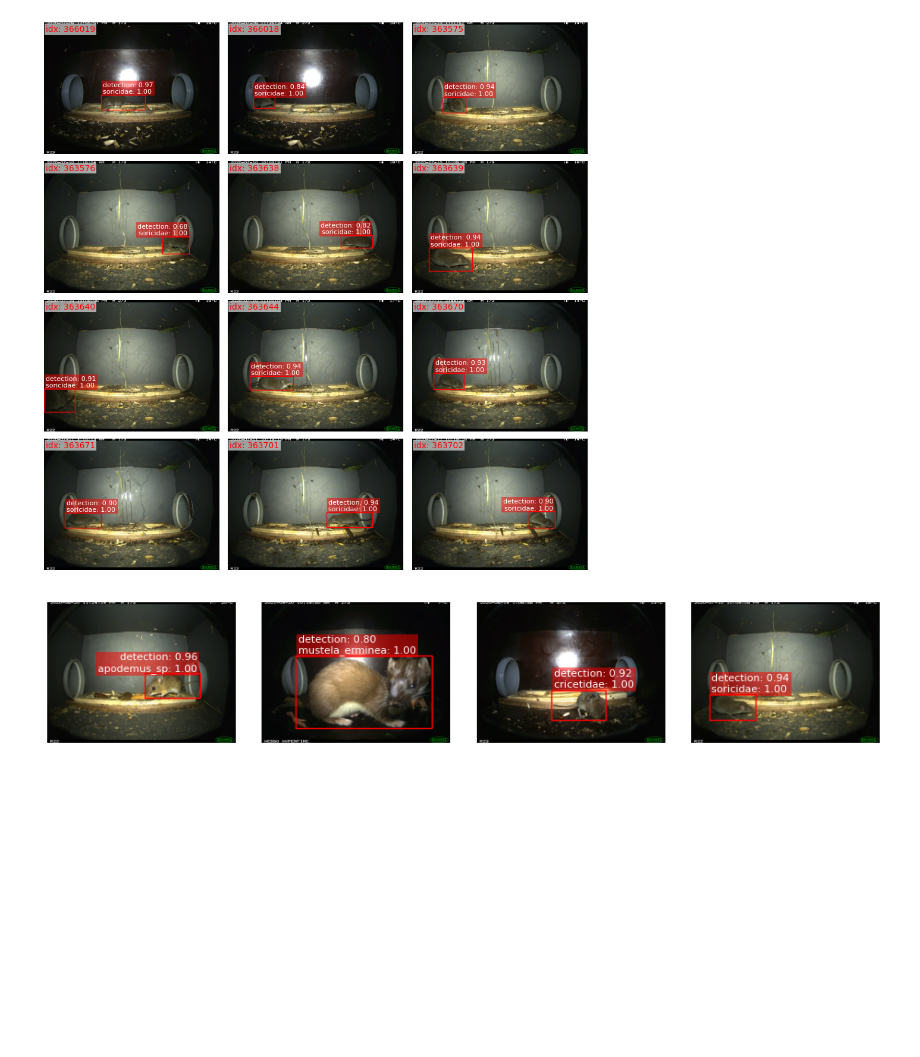
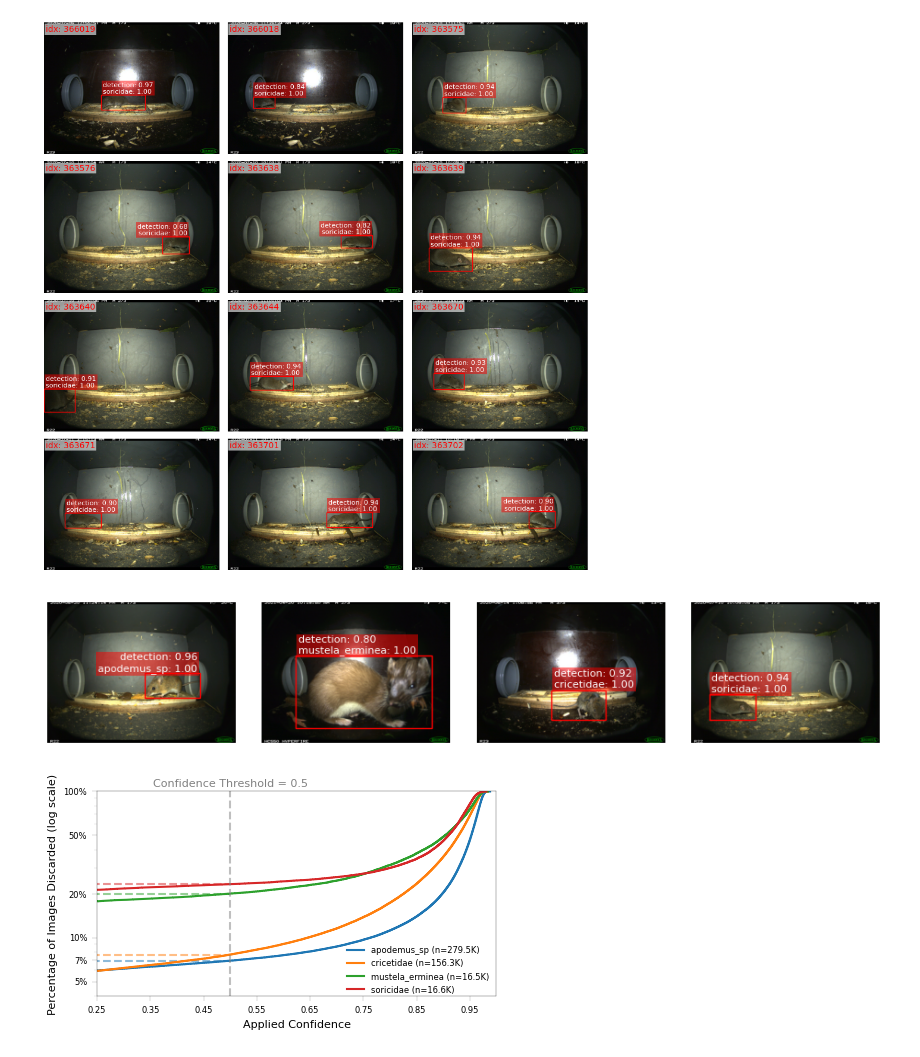
Before and after one commit to juliankraft/BachelorThesis, a Jupyter notebook: presentation/build_visuals.ipynb, the cells around one changed output. Drawn from its saved outputs; the diff is of its cells as text; code cells hidden in the pictures; blank space fills up the shorter version.

```diff
--- a/presentation/build_visuals.ipynb
+++ b/presentation/build_visuals.ipynb
@@ -102,3 +102,74 @@ if export:
 display(fig)
 # %% [output]
 [figure]
+# %%
+# Plot Percentage of Discarded Images by Applied Confidence
+########################################################################################################################
+fig_name = 'discarded_img_by_conf'
+fig_size = (12*cm,7*cm)
+conf_threshold = 0.5
+########################################################################################################################
+
+df = eval.image_df.copy()
+
+cdf_data = (
+    df.sort_values(by='conf')
+      .groupby('class_label', group_keys=False)
+      .apply(lambda g: pd.DataFrame({
+          'conf': np.sort(g['conf'].to_numpy()),
+          'cum_density': np.linspace(0, 1, len(g)),
+          'class_label': g.name  # this is the current group label
+      }), include_groups=False)
+      .reset_index(drop=True)
+)
+
+# Plotting
+class_counts = df['class_label'].value_counts().to_dict()
+
+plt.figure(figsize=fig_size)
+for class_label, group in cdf_data.groupby('class_label'):
+    count = class_counts.get(class_label, 0)
+    label = f'{class_label} (n={count/1000:.1f}K)'
+
+    line, = plt.plot(group['conf'], group['cum_density'], label=label)
+
+    above_thresh = group[group['conf'] >= conf_threshold]
+    if not above_thresh.empty:
+        y_at_thresh = above_thresh['cum_density'].iloc[0]
+        plt.hlines(y=y_at_thresh, xmin=0.24, xmax=conf_threshold, linestyle='--', alpha=0.5, color=line.get_color())
+
+plt.axvline(x=conf_threshold, linestyle='--', color='gray', alpha=0.5)
+plt.text(
+    x=conf_threshold, y=1.08,
+    s=f'Confidence Threshold = {conf_threshold}',
+    horizontalalignment='center',
+    fontsize=8,
+    color='gray'
+)
+
+plt.xlabel('Applied Confidence')
+plt.ylabel('Percentage of Images Discarded (log scale)')
+plt.yscale('log')
+plt.yticks(
+    [0.05, 0.07, 0.1, 0.2, 0.5, 1],
+    labels=['5%', '7%', '10%', '20%', '50%', '100%']
+    )
+plt.xticks(
+    np.arange(0.25, 1, 0.1),
+    labels=[f'{x:.2f}' for x in np.arange(0.25, 1, 0.1)]
+)
+plt.legend(
+    loc='lower right',
+    bbox_to_anchor=(1, -0.03),
+    frameon=False
+)
+plt.xlim(left=0.25, right=1)
+plt.ylim(bottom=0.04, top=1)
+plt.tight_layout()
+
+if export:
+    plt.savefig(export_path / f'{fig_name}.jpg', dpi=300)
+
+plt.show()
+# %% [output]
+[figure, added]
```
Also changed, not shown: 3 other files.
